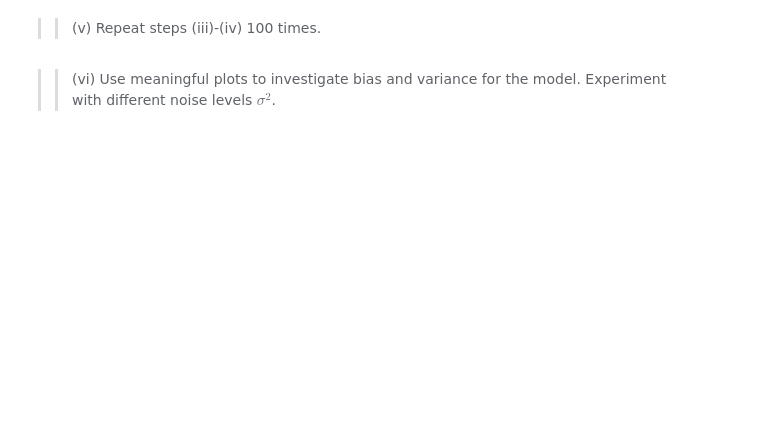
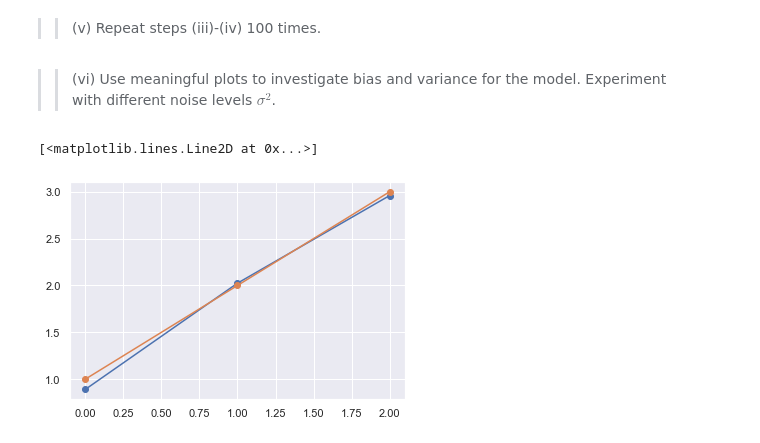
Before and after one commit to pdarulewski/computational_data_analysis, a Jupyter notebook: week_1/Lecture 1 Introduction ZIP/Python/w1_ex2.ipynb, the cells around one changed output. Drawn from its saved outputs; the diff is of its cells as text; code cells hidden in the pictures; blank space fills up the shorter version.

```diff
--- a/week_1/Lecture 1 Introduction ZIP/Python/w1_ex2.ipynb
+++ b/week_1/Lecture 1 Introduction ZIP/Python/w1_ex2.ipynb
@@ -81,4 +81,10 @@ def beta_matrix(sigma):
 >> (vi) Use meaningful plots to investigate bias and variance for the model. Experiment with different noise levels $σ^2$.
+# %%
+plt.plot(betas.mean(axis=0), marker='o')
+plt.plot(beta_true, marker='o')
+# %% [output]
+[<matplotlib.lines.Line2D at 0x...>]
+[figure, added]
 # %%
 # Investigate the betas that you have estimated from experiments with
 # different noise levels
```
Also changed, not shown: parts of 2 cells of this notebook, 2 other files.
